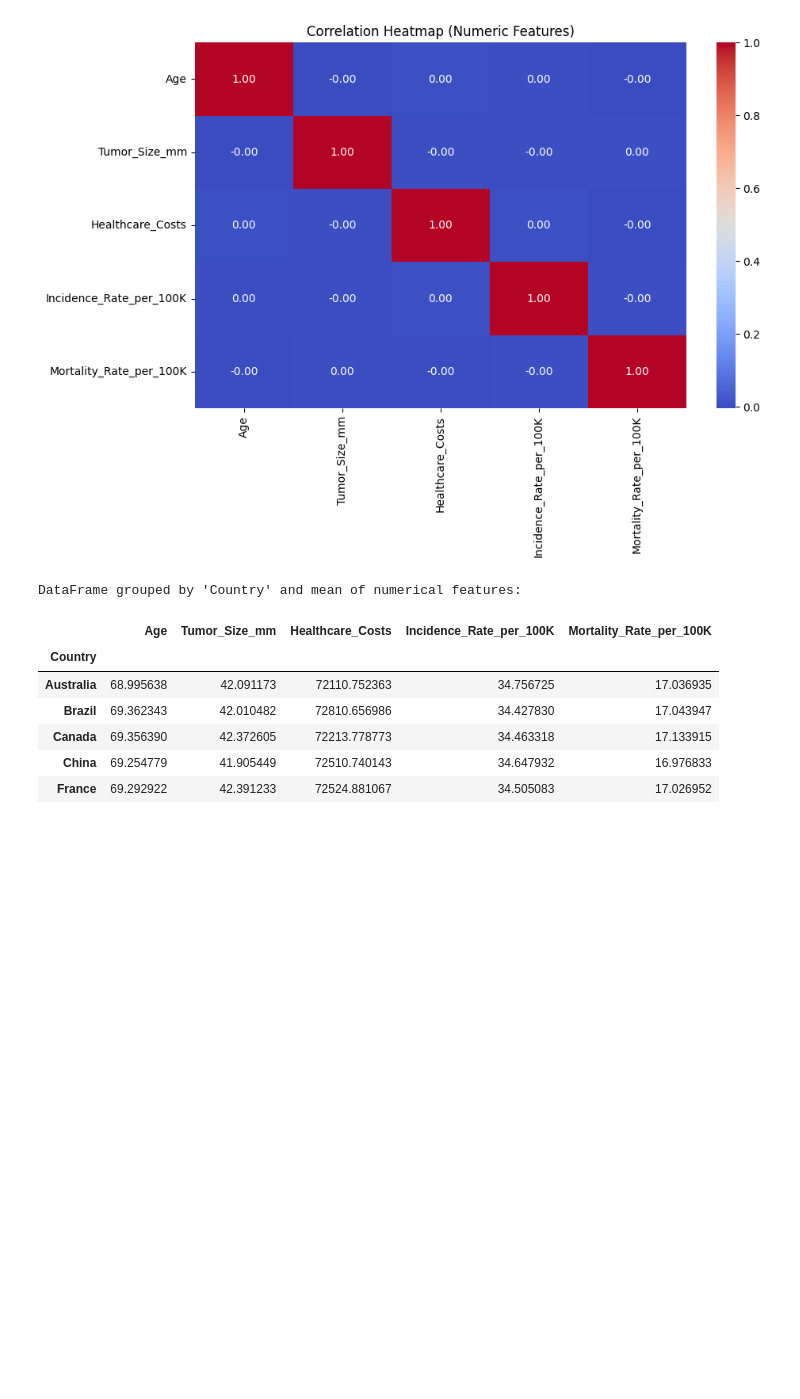
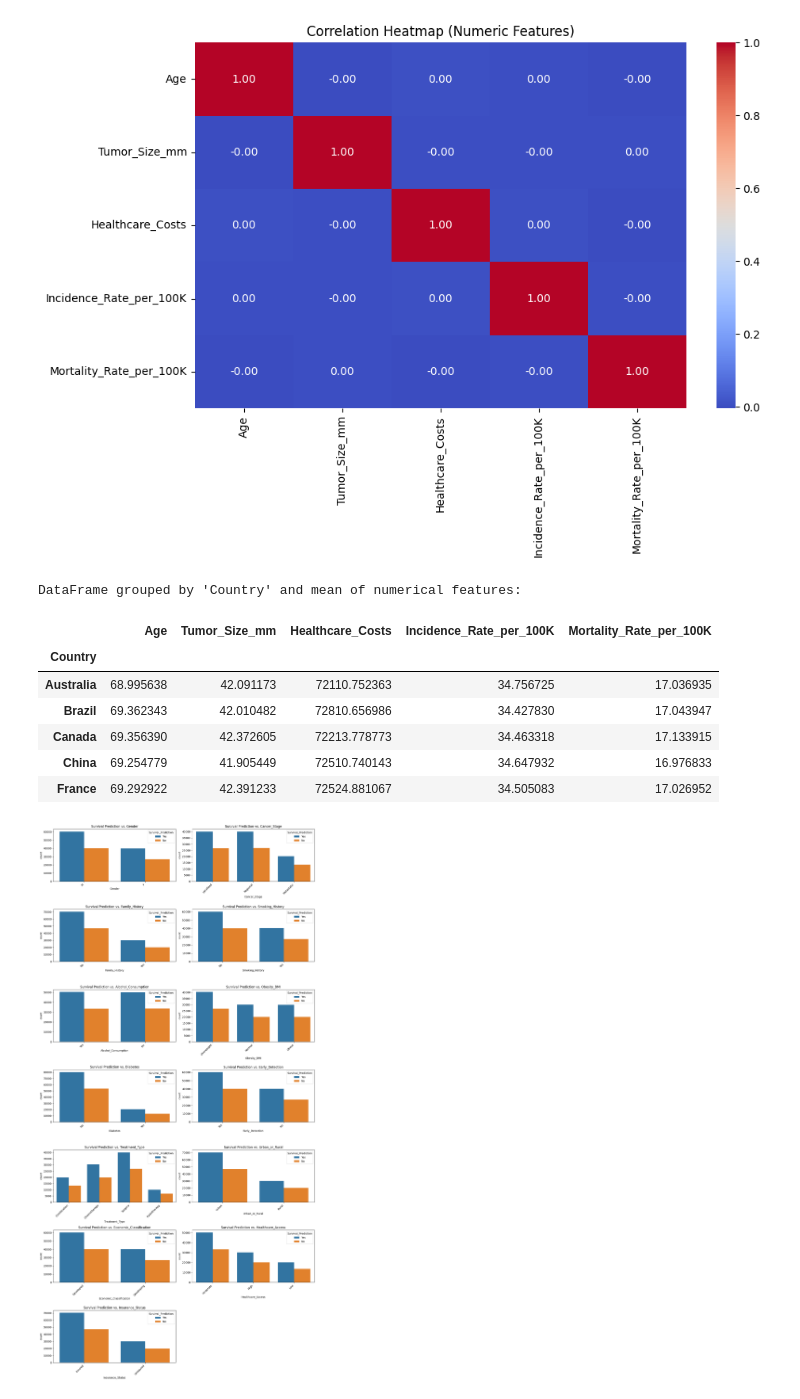
Before and after one commit to sanjaypatel16/Colon-Cancer-Prediction, a Jupyter notebook: notebooks/Colorectal_Cancer_Data_Wrangling.ipynb, the cells around one changed output. Drawn from its saved outputs; the diff is of its cells as text; code cells hidden in the pictures; blank space fills up the shorter version.

```diff
--- a/notebooks/Colorectal_Cancer_Data_Wrangling.ipynb
+++ b/notebooks/Colorectal_Cancer_Data_Wrangling.ipynb
@@ -222,0 +210,15 @@ usa_data.to_csv("../data/processed/usa_data.csv", index=False)
+# %%
+# List of non-numerical features to analyze against 'Survival_Prediction'
+features_to_analyze = ['Gender', 'Cancer_Stage', 'Family_History', 'Smoking_History', 'Alcohol_Consumption', 'Obesity_BMI',  'Diabetes',  'Early_Detection', 'Treatment_Type', 'Urban_or_Rural', 'Economic_Classification', 'Healthcare_Access', 'Insurance_Status']
+# %%
+plt.figure(figsize=(15, 30))  # Adjust figure size for better readability
+for i, feature in enumerate(features_to_analyze):
+    plt.subplot(7, 2, i + 1)  # Adjust subplot layout as needed
+    sns.countplot(x=feature, hue='Survival_Prediction', data=new_df)
+    plt.title(f'Survival Prediction vs. {feature}')
+    plt.xticks(rotation=45, ha='right')  # Rotate x-axis labels
+    plt.tight_layout()  # Adjust subplot parameters
+
+plt.show()
+# %% [output]
+[figure, added]
```
Also changed, not shown: parts of 5 cells of this notebook.
